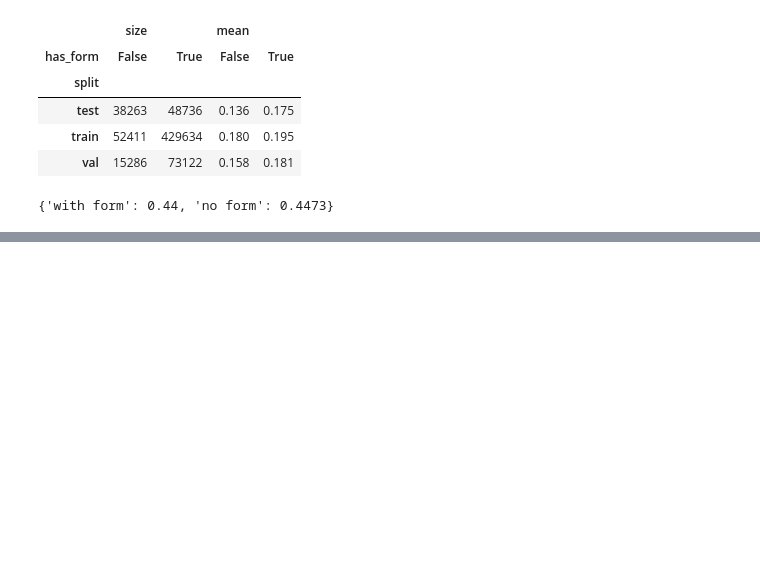
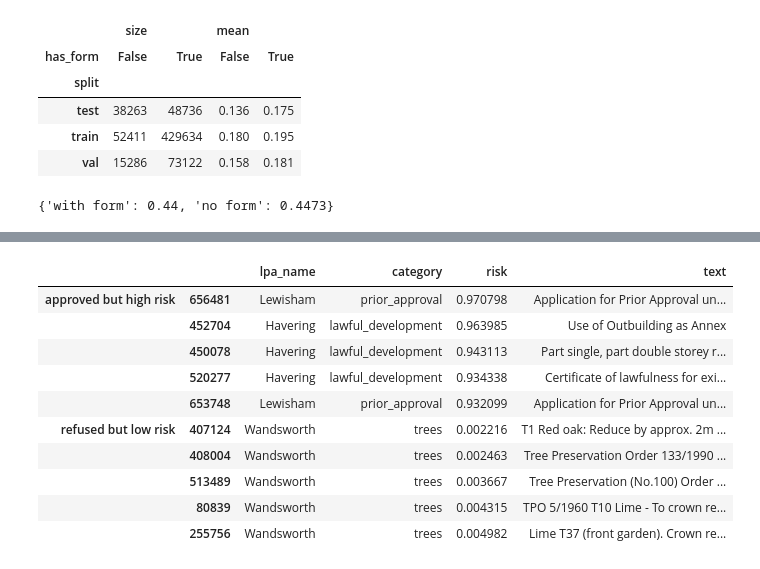
Before and after one commit to samaddmirzaa/london-planscope, a Jupyter notebook: notebooks/03_outcome_model.ipynb, the cells around one changed output, grey strips where cells are left out. Cells and saved outputs as stored; diff of their text form; code cells hidden in the pictures; blank space fills up the shorter version.

```diff
--- a/notebooks/03_outcome_model.ipynb
+++ b/notebooks/03_outcome_model.ipynb
@@ -223,0 +283,7 @@ df.groupby(['split', has_form.rename('has_form')])['refused'].agg(['size', 'mean
+# %%
+# Where does it work? Size, refusal rate and ROC-AUC by type
+
+scored = test.assign(risk=calibrated)
+scored.groupby('category').apply(lambda g: pd.Series({
+    'applications': len(g), 'refusal_rate': g['refused'].mean(),
+    'roc_auc': roc_auc_score(g['refused'], g['risk']) if g['refused'].nunique() == 2 else np.nan})).round(3)
@@ -224,3 +327,22 @@ df.groupby(['split', has_form.rename('has_form')])['refused'].agg(['size', 'mean
+# %%
+# The most confident mistakes: approvals the model called risky, and refusals it called safe
+
+pd.set_option('display.max_colwidth', 110)
+cols = ['lpa_name', 'category', 'risk', 'text']
+pd.concat({'approved but high risk': scored[scored['refused'] == 0].nlargest(5, 'risk')[cols],
+           'refused but low risk': scored[scored['refused'] == 1].nsmallest(5, 'risk')[cols]})
+# %% [output]
+|  |  | lpa_name | category | risk | text |
+| approved but high risk | 656481 | Lewisham | prior_approval | 0.970798 | Application for Prior Approval un... |
+|  | 452704 | Havering | lawful_development | 0.963985 | Use of Outbuilding as Annex |
+|  | 450078 | Havering | lawful_development | 0.943113 | Part single, part double storey r... |
+|  | 520277 | Havering | lawful_development | 0.934338 | Certificate of lawfulness for exi... |
+|  | 653748 | Lewisham | prior_approval | 0.932099 | Application for Prior Approval un... |
+| refused but low risk | 407124 | Wandsworth | trees | 0.002216 | T1 Red oak: Reduce by approx. 2m ... |
+|  | 408004 | Wandsworth | trees | 0.002463 | Tree Preservation Order 133/1990 ... |
+|  | 513489 | Wandsworth | trees | 0.003667 | Tree Preservation (No.100) Order ... |
+|  | 80839 | Wandsworth | trees | 0.004315 | TPO 5/1960 T10 Lime - To crown re... |
+|  | 255756 | Wandsworth | trees | 0.004982 | Lime T37 (front garden). Crown re... |
 # %% [markdown]
 ##### Findings and Decisions
 - **Task:** predict the chance an application is refused (1) rather than approved (0), using only what is known when it is submitted. Withdrawn and other outcomes are excluded, so the risk means "if decided, how likely is a refusal".
```
Also changed, not shown: parts of 10 cells of this notebook, 4 other files.
